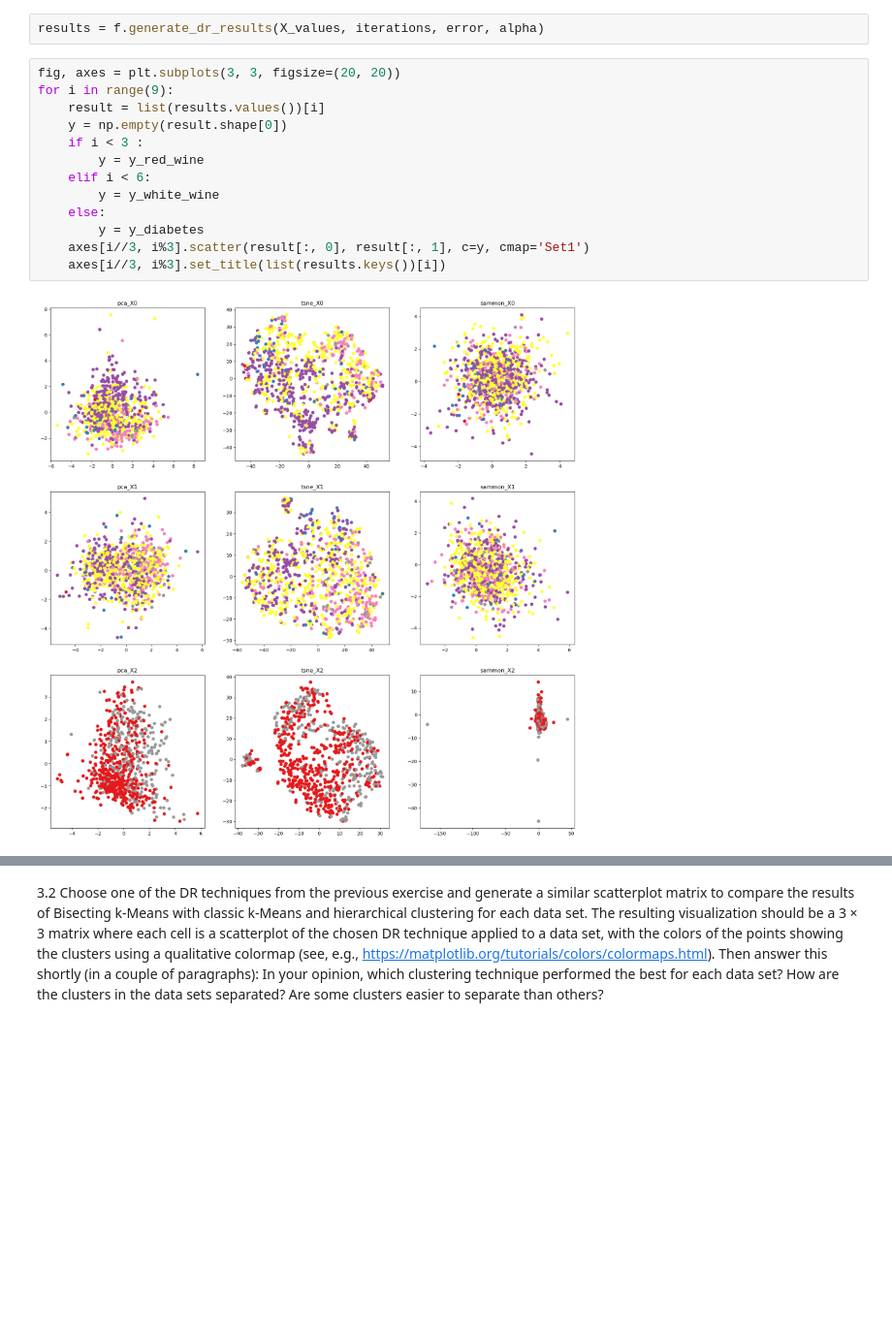
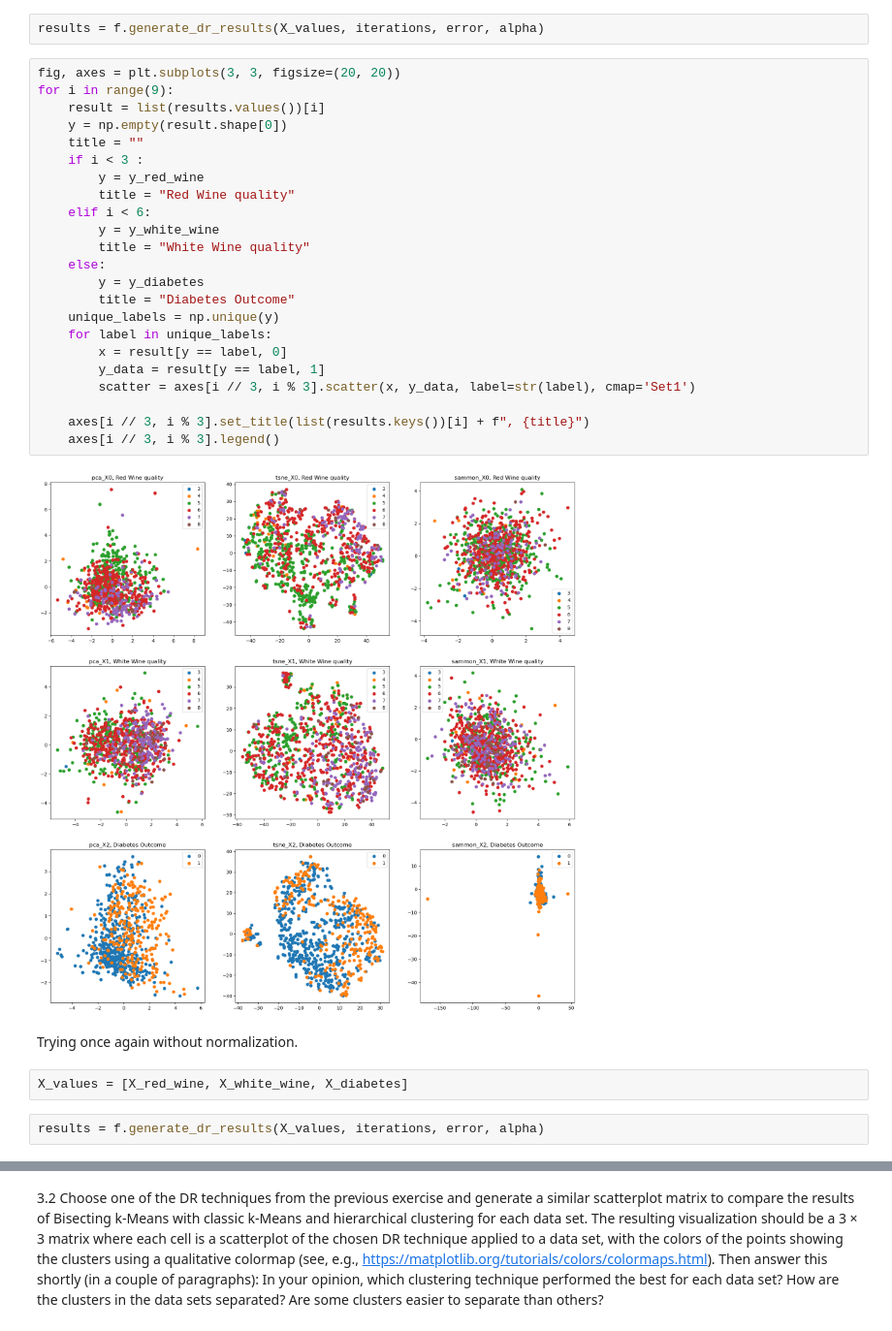
Before and after one commit to djolodjolo23/machine_learning_a4, a Jupyter notebook: Exercise3.ipynb, the cells around one changed output, grey strips where cells are left out. Shown at 97% size. Cells and saved outputs as stored; diff of their text form; blank space fills up the shorter version.

```diff
--- a/Exercise3.ipynb
+++ b/Exercise3.ipynb
@@ -40,15 +40,31 @@ results = f.generate_dr_results(X_values, iterations, error, alpha)
 # %%
 fig, axes = plt.subplots(3, 3, figsize=(20, 20))
 for i in range(9):
     result = list(results.values())[i]
     y = np.empty(result.shape[0])
+    title = ""
     if i < 3 :
         y = y_red_wine
+        title = "Red Wine quality"
     elif i < 6:
         y = y_white_wine
+        title = "White Wine quality"
     else:
         y = y_diabetes
-    axes[i//3, i%3].scatter(result[:, 0], result[:, 1], c=y, cmap='Set1')
-    axes[i//3, i%3].set_title(list(results.keys())[i])
+        title = "Diabetes Outcome"
+    unique_labels = np.unique(y)
+    for label in unique_labels:
+        x = result[y == label, 0]
+        y_data = result[y == label, 1]
+        scatter = axes[i // 3, i % 3].scatter(x, y_data, label=str(label), cmap='Set1')
+
+    axes[i // 3, i % 3].set_title(list(results.keys())[i] + f", {title}")
+    axes[i // 3, i % 3].legend()
 # %% [output]
-[figure, old version]
+[figure, new version]
+# %% [markdown]
+Trying once again without normalization.
+# %%
+X_values = [X_red_wine, X_white_wine, X_diabetes]
+# %%
+results = f.generate_dr_results(X_values, iterations, error, alpha)
```
Also changed, not shown: parts of 1 cell of this notebook, 6 other files.
